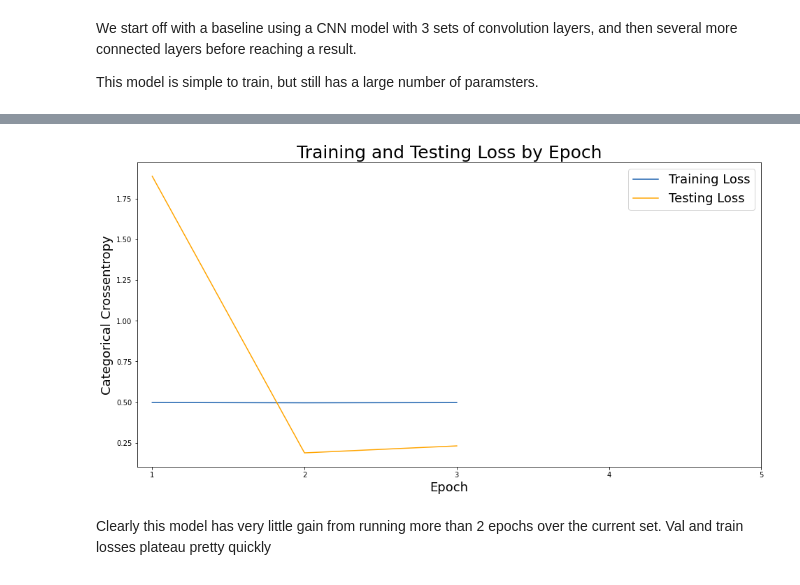
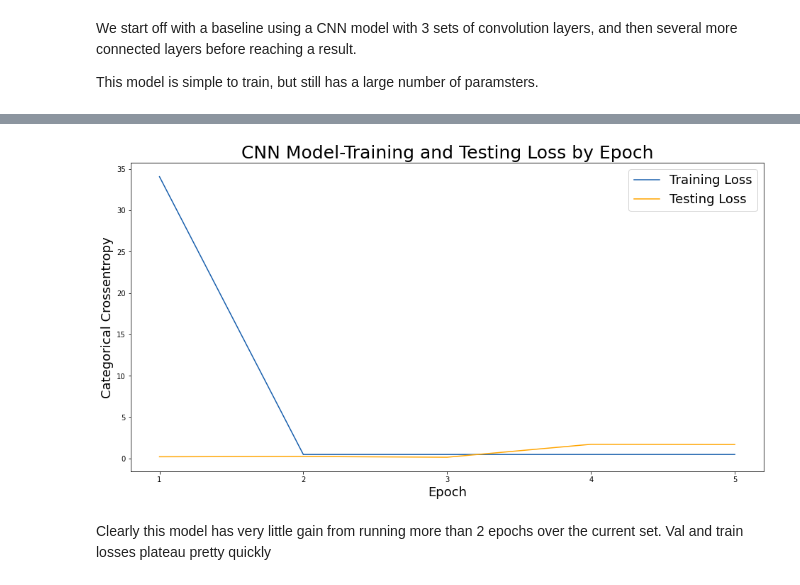
Before and after one commit to bchee1/GA-DSI, a Jupyter notebook: Capstone/Capstone Notebook 2 Modelling with CNN, ImageNet.ipynb, the cells around one changed output, grey strips where cells are left out. Drawn from its saved outputs; the diff is of its cells as text; code cells hidden in the pictures.

```diff
--- a/Capstone/Capstone Notebook 2 Modelling with CNN, ImageNet.ipynb
+++ b/Capstone/Capstone Notebook 2 Modelling with CNN, ImageNet.ipynb
@@ -123,17 +124,17 @@ modelCNN.add(Flatten())
 
 modelCNN.add(Dense(4096))
 modelCNN.add(Activation('relu'))
-modelCNN.add(Dropout(0.2))
+modelCNN.add(Dropout(0.1))
 
 modelCNN.add(Dense(4096))
 modelCNN.add(Activation("relu"))
-modelCNN.add(Dropout(0.2))
+modelCNN.add(Dropout(0.1))
 
 modelCNN.add(Dense(2))
 modelCNN.add(Activation('softmax'))
 
 modelCNN.compile(loss='categorical_crossentropy',
-              optimizer=opt,
+              optimizer=Adam(learning_rate=0.007),
               metrics=['accuracy'])
 modelCNN.summary()
 # %% [output]
@@ -162,7 +163,7 @@ checkpoint2 = keras.callbacks.ModelCheckpoint( 'models/modelCNN-train.hdf5' + '-
 checkpoint3 = keras.callbacks.ModelCheckpoint( 'models/modelCNN-train.hdf5' + '-acc', monitor='val_acc', verbose=0, save_best_only=False, save_weights_only=False, mode='auto', period=1 )
 
 cnn_history = modelCNN.fit_generator(data_generator_train,
-                                           epochs=3, verbose=1,
+                                           epochs=5, verbose=1,
                                            validation_data=data_generator_dev,
                                           callbacks = [checkpoint1, checkpoint2, checkpoint3, csv_logger])
 # %% [output]
@@ -175,24 +180,24 @@ Epoch 3/3
 # %%
 # Check out our train loss and test loss over epochs.
 train_loss = cnn_history.history['loss']
 test_loss = cnn_history.history['val_loss']
 
 # Set figure size.
 plt.figure(figsize=(16, 8))
 
 # Generate line plot of training, testing loss over epochs.
 plt.plot(train_loss, label='Training Loss', color='#185fad')
 plt.plot(test_loss, label='Testing Loss', color='orange')
 
 # Set title
-plt.title('Training and Testing Loss by Epoch', fontsize = 25)
+plt.title('CNN Model-Training and Testing Loss by Epoch', fontsize = 25)
 plt.xlabel('Epoch', fontsize = 18)
 plt.ylabel('Categorical Crossentropy', fontsize = 18)
 plt.xticks([0, 1, 2, 3, 4], [1, 2, 3, 4, 5])
 
 plt.legend(fontsize = 18);
 # %% [output]
-[figure, old version]
+[figure, new version]
 # %%
 #saving the model
 modelCNN.save('models/modelCNN-train.hdf5',include_optimizer=False )
```
Also changed, not shown: parts of 14 cells of this notebook, 7 other files.
